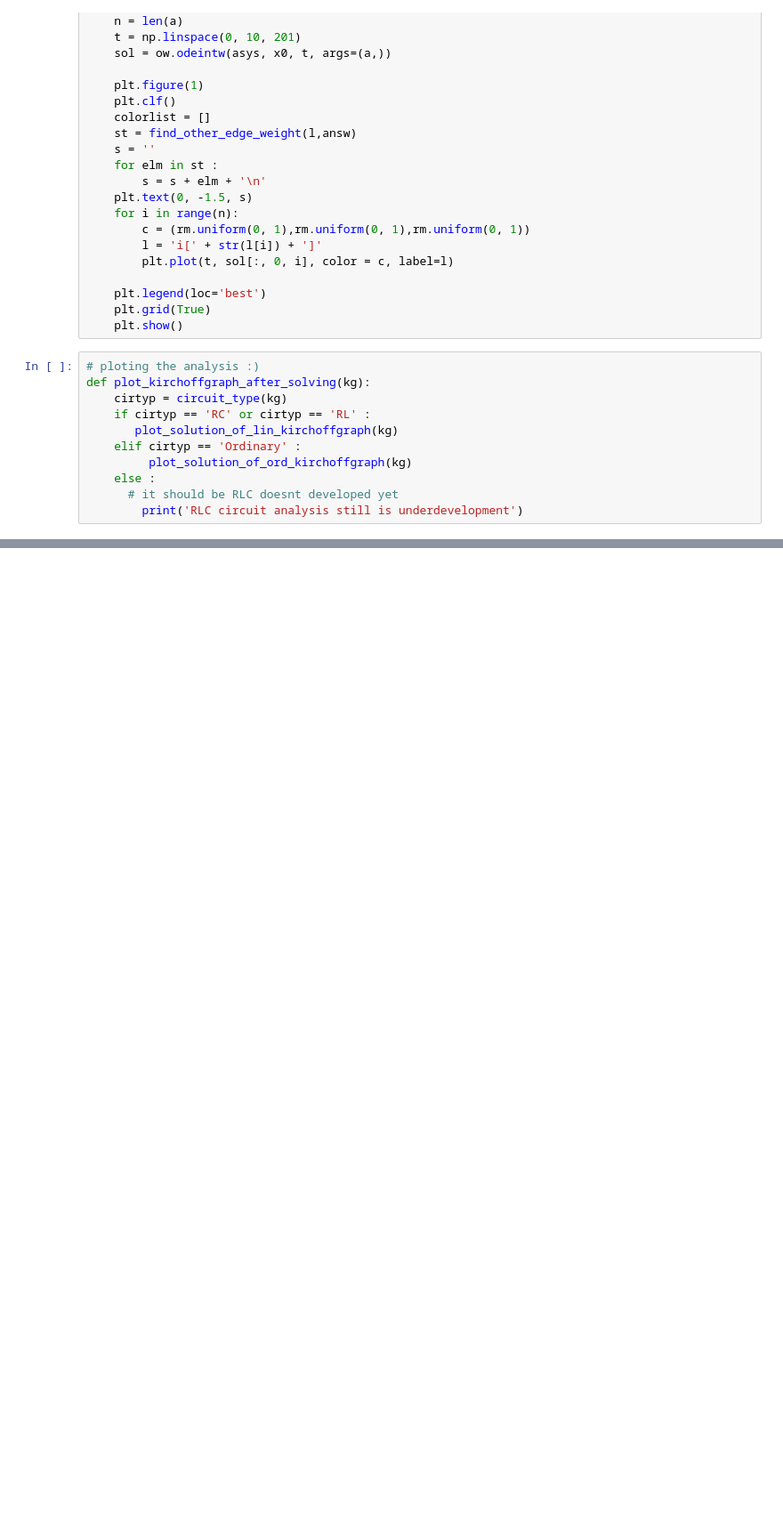
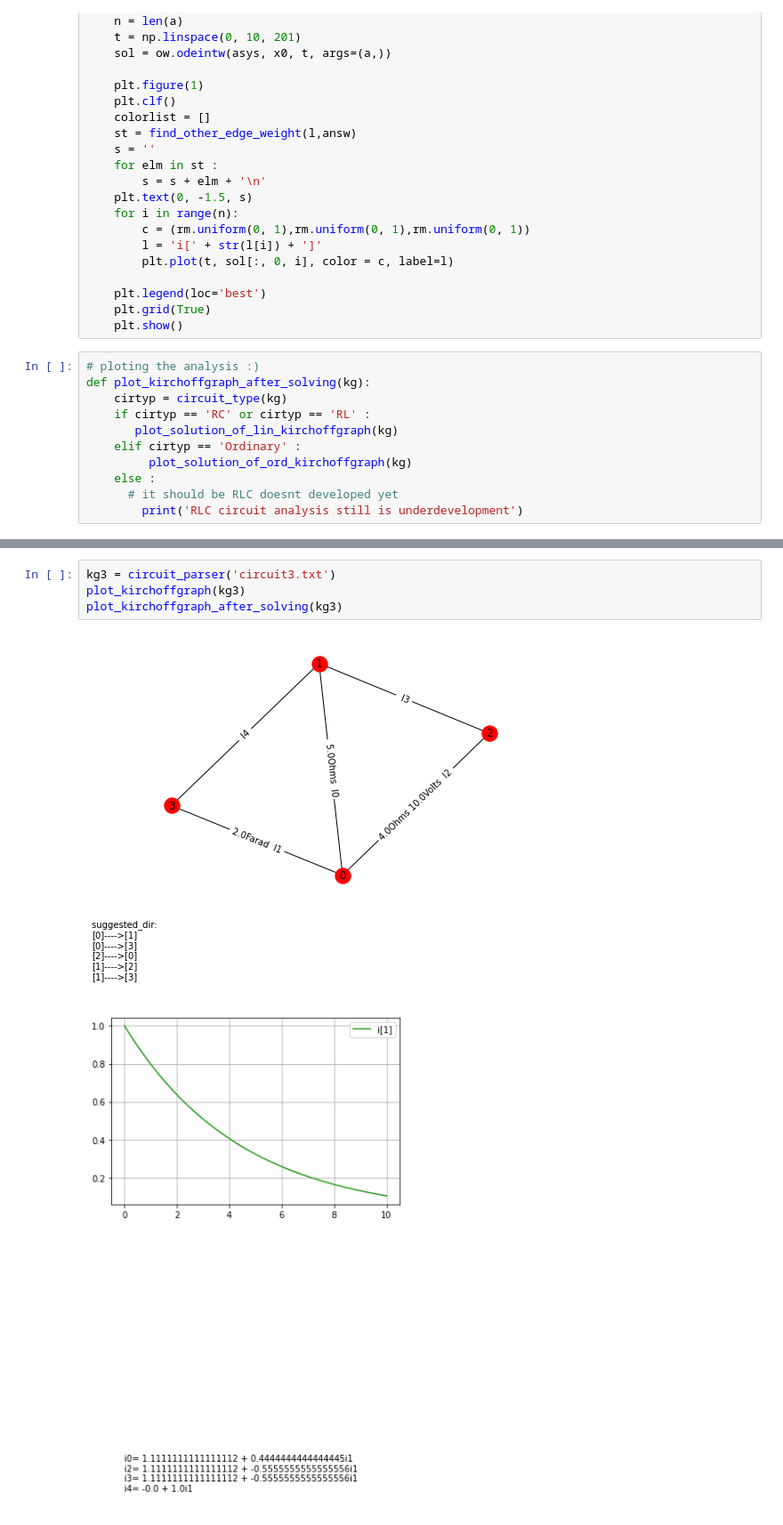
Before and after one commit to Mehrdadghassabi/Gracc, a Jupyter notebook: Source/GRacC.ipynb, the cells around one changed output, grey strips where cells are left out. Shown at 89% size. Drawn from its saved outputs; the diff is of its cells as text; blank space fills up the shorter version.

```diff
--- a/Source/GRacC.ipynb
+++ b/Source/GRacC.ipynb
@@ -535,0 +550,7 @@ def plot_kirchoffgraph_after_solving(kg):
+# %%
+kg3 = circuit_parser('circuit3.txt')
+plot_kirchoffgraph(kg3)
+plot_kirchoffgraph_after_solving(kg3)
+# %% [output]
+[figure, added]
+[figure, added]
```
Also changed, not shown: parts of 6 cells of this notebook.
